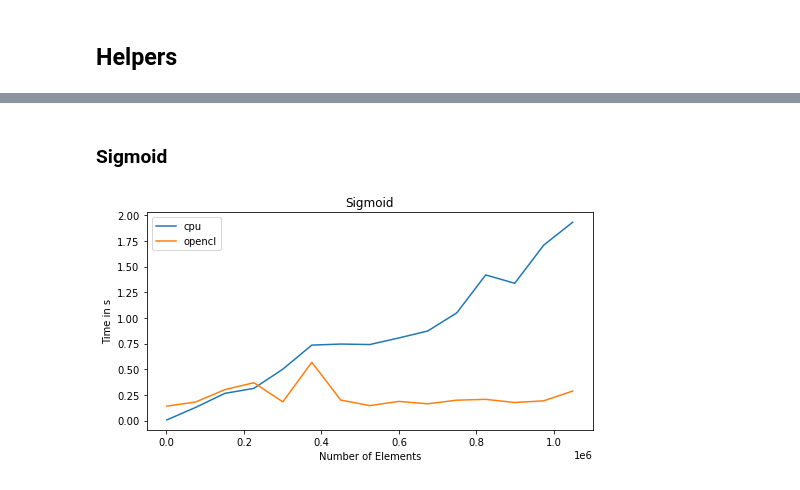
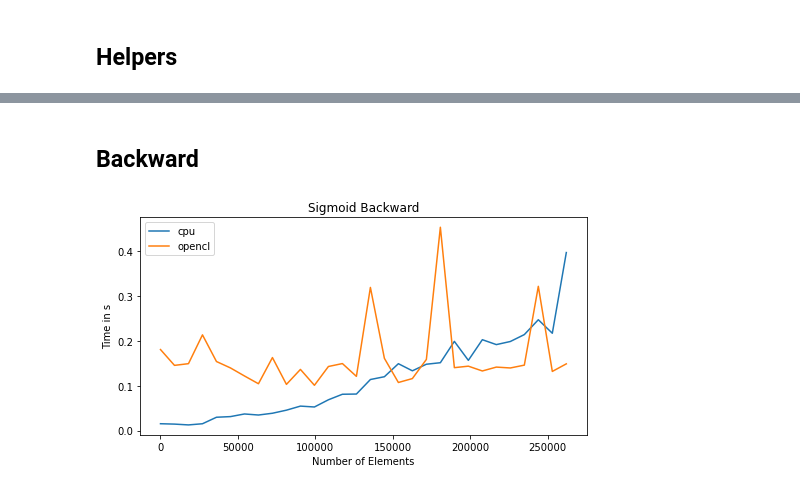
Before and after one commit to ndoll1998/lightgrad, a Jupyter notebook: notebooks/Speed.ipynb, the cells around one changed output, grey strips where cells are left out. Saved outputs shown, nothing was run; the diff lists cells and outputs as text; code cells hidden in the pictures.

```diff
--- a/notebooks/Speed.ipynb
+++ b/notebooks/Speed.ipynb
@@ -38,6 +39,6 @@ def plot_time_series(title_, sizes, **named_series):
 # %%
 # tensor shapes
-sizes = np.linspace(1024, 1024**2, num=15).astype(np.int32)
+sizes = np.linspace(16, 512**2, num=30).astype(np.int32)
 # create tensors
 a_numpy = np.random.uniform(-1, 1, size=sizes.max()).astype(np.float32)
 a_cpu = CpuTensor.from_numpy(a_numpy)
@@ -46,0 +49,14 @@ NameError: name 'torch' is not defined
+# %%
+cpu_times, opencl_times = [], []
+# pre-compile
+a_opencl.relu()
+# timing loop
+for s in tqdm(sizes):
+    # get sub-tensors
+    a_cpu_sub, a_opencl_sub = a_cpu[:s], a_opencl[:s]
+    # timeit
+    with Gradients.no_grad():
+        cpu_times.append(timeit("a_cpu_sub.sigmoid()", globals=globals(), number=100))
+        opencl_times.append(timeit("a_opencl_sub.sigmoid()", globals=globals(), number=100))
+# plot
+plot_time_series("Sigmoid", sizes, cpu=cpu_times, opencl=opencl_times)
@@ -46,0 +65,14 @@ NameError: name 'torch' is not defined
+# %%
+cpu_times, opencl_times = [], []
+# pre-compile
+a_opencl.relu()
+# timing loop
+for s in tqdm(sizes):
+    # get sub-tensors
+    a_cpu_sub, a_opencl_sub = a_cpu[:s], a_opencl[:s]
+    # timeit
+    with Gradients.no_grad():
+        cpu_times.append(timeit("a_cpu_sub.relu()", globals=globals(), number=100))
+        opencl_times.append(timeit("a_opencl_sub.relu()", globals=globals(), number=100))
+# plot
+plot_time_series("ReLU", sizes, cpu=cpu_times, opencl=opencl_times)
@@ -47,17 +81,18 @@ NameError: name 'torch' is not defined
 # %% [markdown]
-### Sigmoid
+## Backward
 # %%
 cpu_times, opencl_times = [], []
 # pre-compile
-a_opencl.sigmoid()
+a_opencl.sigmoid().backward(True)
 # timing loop
 for s in tqdm(sizes):
     # get sub-tensors
-    a_cpu_sub, a_opencl_sub = a_cpu[:s], a_opencl[:s]
+    a_cpu_sub = a_cpu[:s].detach().sigmoid()
+    a_opencl_sub = a_opencl[:s].detach().sigmoid()
     # timeit
-    cpu_times.append(timeit("a_cpu_sub.sigmoid()", globals=globals(), number=100))
-    opencl_times.append(timeit("a_opencl_sub.sigmoid()", globals=globals(), number=100))
+    cpu_times.append(timeit("a_cpu_sub.backward(True)", globals=globals(), number=100))
+    opencl_times.append(timeit("a_opencl_sub.backward(True)", globals=globals(), number=100))
 # plot
-plot_time_series("Sigmoid", sizes, cpu=cpu_times, opencl=opencl_times)
+plot_time_series("Sigmoid Backward", sizes, cpu=cpu_times, opencl=opencl_times)
 # %% [output]
-[figure, old version]
+[figure, new version]
```
Also changed, not shown: parts of 28 cells of this notebook.
